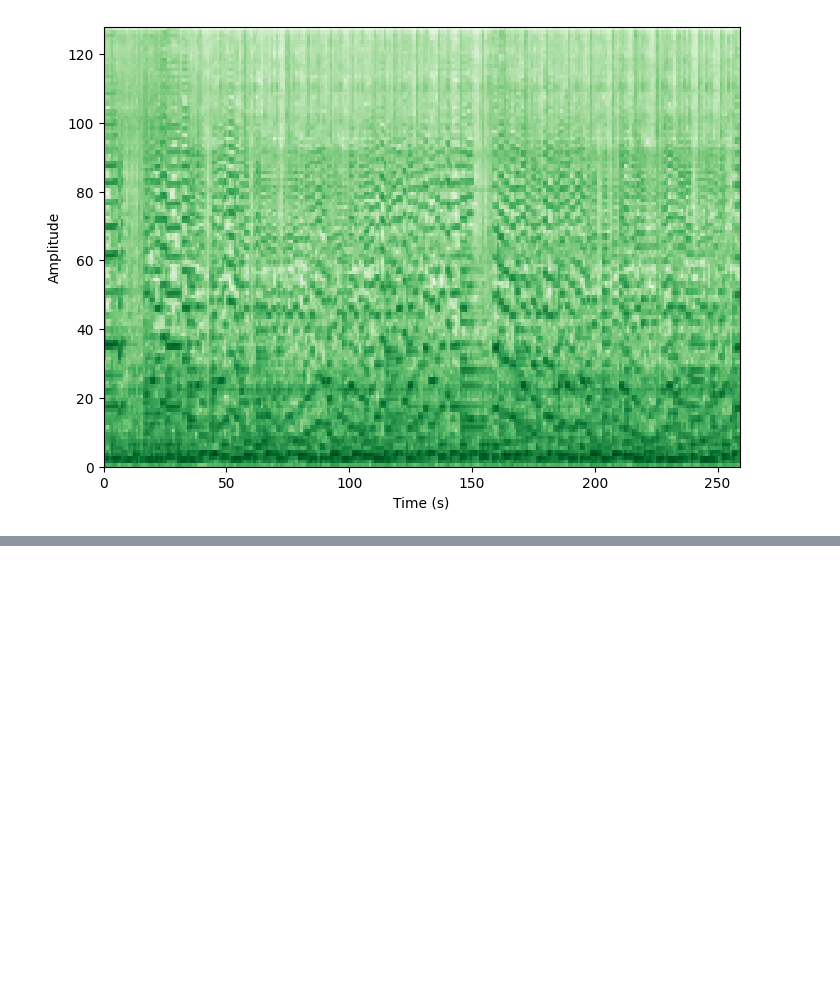
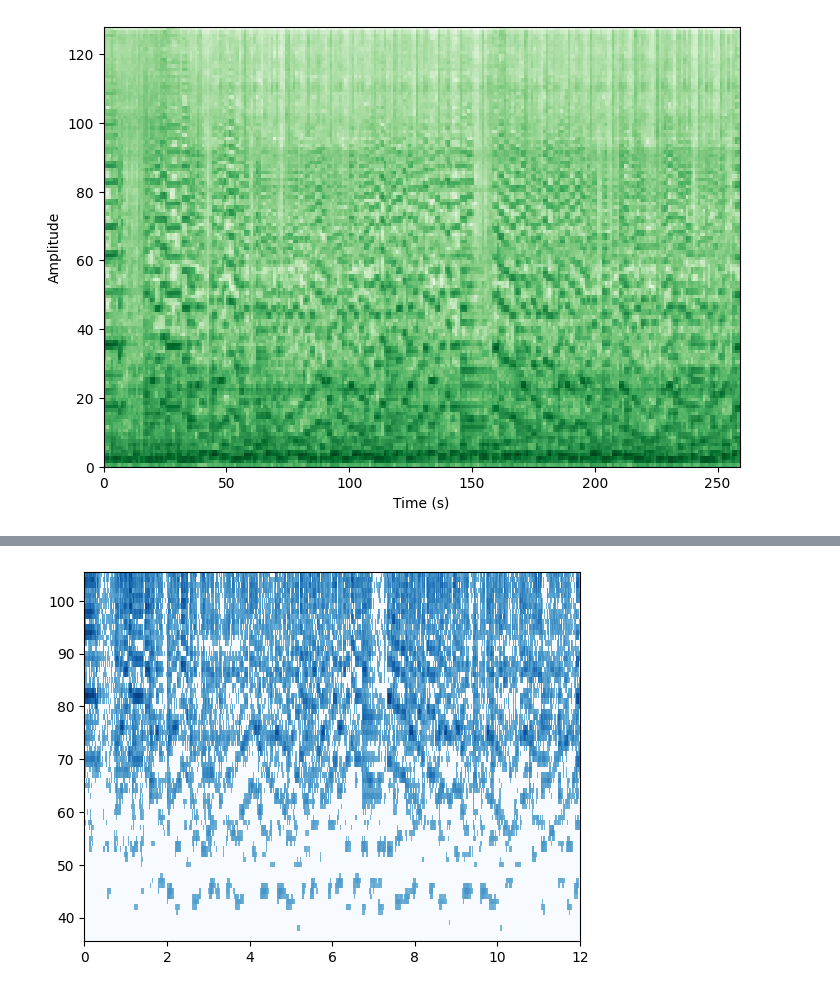
Before and after one commit to ematth/ms-research, a Jupyter notebook: mel/melspec.ipynb, the cells around one changed output, grey strips where cells are left out. Drawn from its saved outputs; the diff is of its cells as text; code cells hidden in the pictures; blank space fills up the shorter version.

```diff
--- a/mel/melspec.ipynb
+++ b/mel/melspec.ipynb
@@ -22,6 +22,10 @@ def wavplot(s, sr, title='', suptitle='', color='green'):
     ax.set_xticks([i*sr for i in range(int(len(s) / sr) + 1)])
     ax.set_xticklabels([i for i in range(int(len(s) / sr) + 1)])
     ax = plt.plot(s, color=color)
+
+def play(s, r):
+    from IPython.display import display, Audio
+    display( Audio( s/abs( s).max(), rate=r))
 # %%
 sound, sr = load('./steps.wav')
 
@@ -48,3 +48,12 @@ def melspec(s, sr, title='', suptitle=''):
 melspec(sound, sr)
 # %% [output]
 [figure]
+# %%
+hp = sr // 64
+q = abs( cqt( sound, sr=sr, hop_length=hp, fmin=65.406, n_bins=70, bins_per_octave=12))**.2
+q = np.linspace( 1, 4, q.shape[0])[:,None] * q
+q = (q > np.quantile(q, 0.5)) * (q * 127/q.max()).astype(int)
+
+plt.pcolormesh(np.arange(q.shape[1]) * hp/sr, np.arange( q.shape[0])+36, q, cmap='Blues')
+play(sound, sr)
+# %% [output]
@@ -50,0 +61 @@ melspec(sound, sr)
+[figure, added]
```
Also changed, not shown: parts of 2 cells of this notebook.
